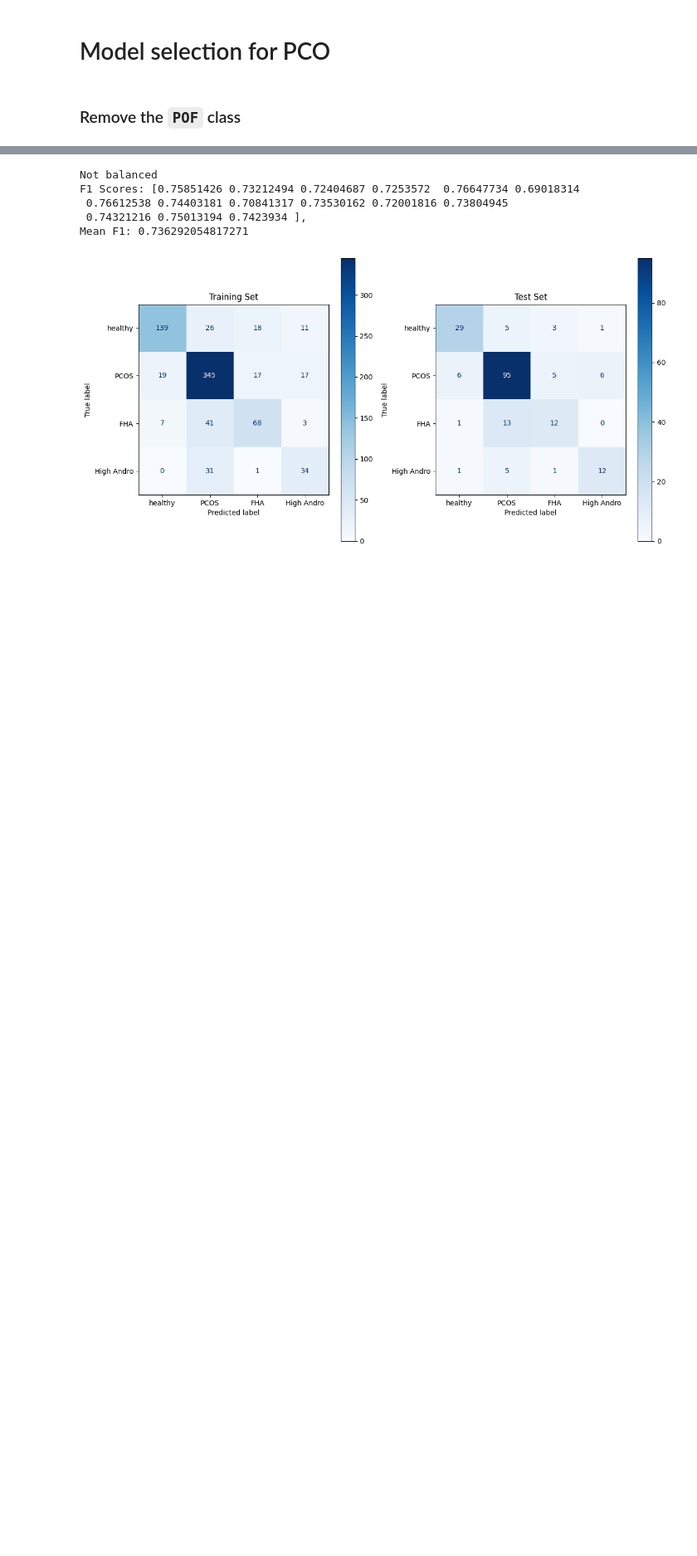
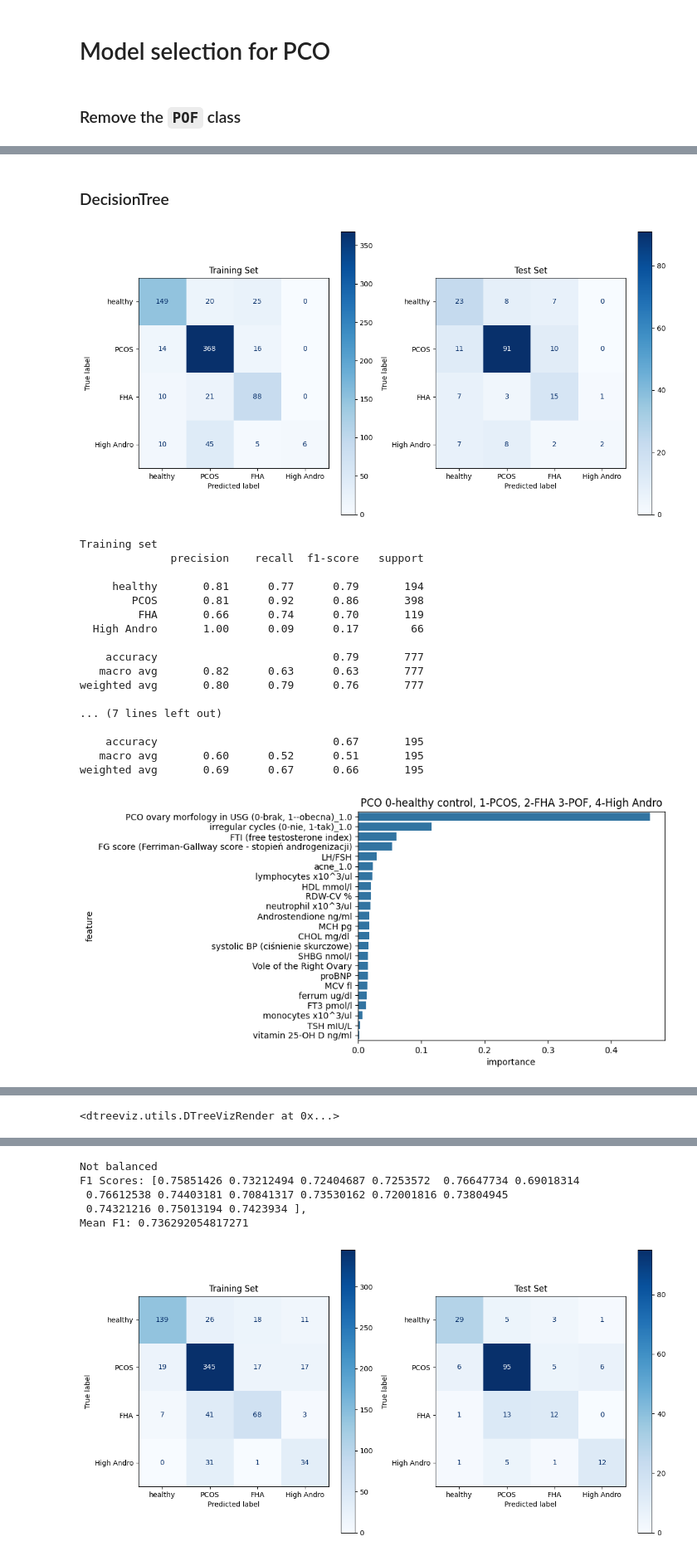
Before and after one commit to Karina-00/Master_project, a Jupyter notebook: pco_models.ipynb, the cells around one changed output, grey strips where cells are left out. Shown at 83% size. Cells and saved outputs as stored; diff of their text form; code cells hidden in the pictures; blank space fills up the shorter version.

```diff
--- a/pco_models.ipynb
+++ b/pco_models.ipynb
@@ -98,0 +245,5 @@ CLASS_NAMES = ['healthy', 'PCOS', 'FHA', 'High Andro']
+# %%
+model = DecisionTreeClassifier(criterion="gini", max_depth=5, min_samples_leaf=1, min_samples_split=5, splitter='random')
+
+tuned_df = compare_random_states(X_train, y_train, model, PCO, continuous_preprocessor, categorical_preprocessor)
+tuned_df.sort_values(by='cv_mae', ascending=False).head(5)
@@ -132,11 +390,46 @@ def plot_confussion_matrices(model, X_train, y_train, X_test, y_test):
-# %%
-continuous_preprocessor = Pipeline([('imputer', KNNImputer(n_neighbors=9))])
-categorical_preprocessor = Pipeline([('one_hot_encoder', OneHotEncoder(handle_unknown='ignore', drop='if_binary'))])
-
-
-preprocessor = ColumnTransformer(
-    verbose_feature_names_out=False,
-    transformers=[
-        ('num', continuous_preprocessor, CONTINUOUS_ATTRIBUTES),
-        ('cat', categorical_preprocessor, get_categorical_attributes_except(PCO))
-    ])
+# %% [markdown]
+### DecisionTree
+# %%
+model_tree = DecisionTreeClassifier(max_depth=5, min_samples_leaf=1, min_samples_split=5, class_weight=None)
+
+feature_importnces_tree, pipeline_tree = validate_model(model_tree, PCO, X_train, y_train, X_test, y_test, continuous_preprocessor_tree, categorical_preprocessor, get_feature_importance_tree)
+
+X_transformed = pipeline_tree['preprocessor'].fit_transform(X_train, y_train)
+column_names = pipeline_tree['preprocessor'].get_feature_names_out()
+
+print(column_names)
+
+plt.figure(figsize=(20,10))
+plot_tree(pipeline_tree['model'], filled=True, rounded=True, feature_names=column_names, class_names=CLASS_NAMES)
+plt.savefig('charts/trees/PCO_tree.pdf')
+plt.show()
+
+viz_model = dtreeviz.model(pipeline_tree['model'],
+                        X_train=X_transformed,
+                        y_train=y_train.astype(int),
+                        feature_names=column_names,
+                        target_name=PCO,
+                        class_names=CLASS_NAMES,
+                        )
+
+viz_model.view(scale=1.8)
+# %% [output]
+[figure, added]
+Training set
+              precision    recall  f1-score   support
+
+     healthy       0.81      0.77      0.79       194
+        PCOS       0.81      0.92      0.86       398
+         FHA       0.66      0.74      0.70       119
+  High Andro       1.00      0.09      0.17        66
+
+    accuracy                           0.79       777
+   macro avg       0.82      0.63      0.63       777
+weighted avg       0.80      0.79      0.76       777
+
+... (7 lines left out)
+
+    accuracy                           0.67       195
+   macro avg       0.60      0.52      0.51       195
+weighted avg       0.69      0.67      0.66       195
+[figure, added]
@@ -142,0 +455 @@ preprocessor = ColumnTransformer(
+<dtreeviz.utils.DTreeVizRender at 0x...>
```
Also changed, not shown: parts of 25 cells of this notebook, 4 other files.
